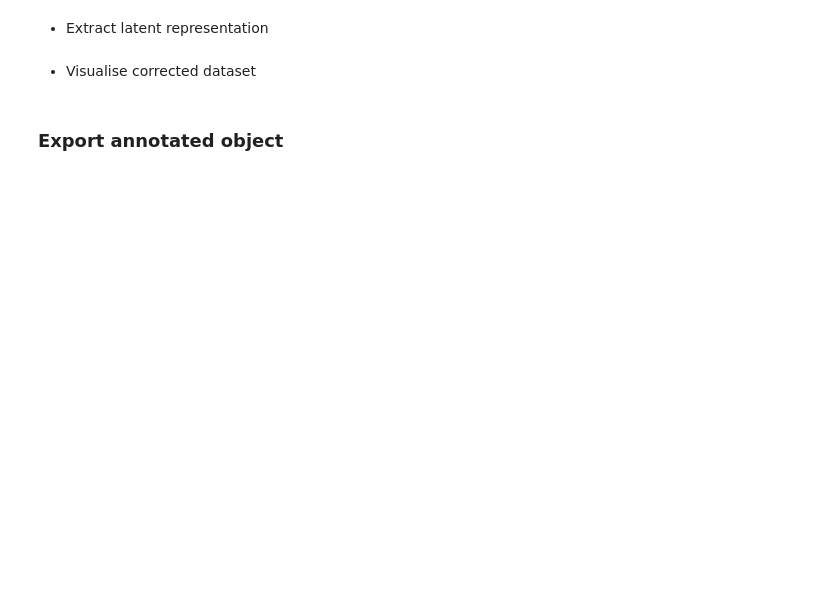
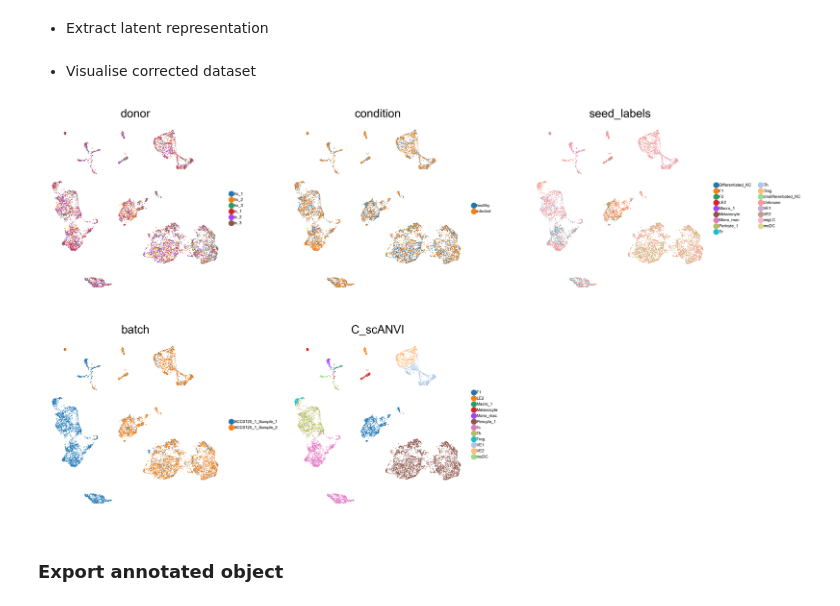
Before and after one commit to Talavera-Lopez-Lab/skin_infection, a Jupyter notebook: 4-skin_manifold/230703_scANVI_seed_label_transfer_integration_skin.ipynb, the cells around one changed output. Drawn from its saved outputs; the diff is of its cells as text; code cells hidden in the pictures; blank space fills up the shorter version.

Commit message:
Updated scANVI model for skin

```diff
--- a/4-skin_manifold/230703_scANVI_seed_label_transfer_integration_skin.ipynb
+++ b/4-skin_manifold/230703_scANVI_seed_label_transfer_integration_skin.ipynb
@@ -48,0 +83,6 @@ SCC0120_1_HI
+# %%
+SCC0120_1_HS.obs['seed_labels'] = SCC0120_1_HS.obs['C_scANVI'].copy()
+SCC0120_1_IS.obs['seed_labels'] = 'Unknown'
+# %%
+adata = SCC0120_1_HS.concatenate(SCC0120_1_IS, batch_key = 'skin_condition', batch_categories = ['healthy', 'infected'], join = 'inner')
+adata
@@ -53,6 +114,3 @@ healthy_raw.obs['seed_labels'].value_counts()
-# %%
-adata = SCC0120_1_HS.concatenate(SCC0120_1_HI, batch_key = 'skin_condition', batch_categories = ['SCC0120_1_health', 'SCC0120_1_infected'], join = 'inner')
-adata
 # %% [markdown]
 ### Select HVGs
 # %%
@@ -76,4 +153,8 @@ scvi.model.SCVI.setup_anndata(adata, batch_key = 'donor', labels_key = "seed_lab
 # %%
-scvi_model = scvi.model.SCVI(adata, n_latent = 50, n_layers = 3)
+scvi_model = scvi.model.SCVI(adata,
+                             n_latent = 50,
+                             n_layers = 3,
+                             dispersion = 'gene-batch',
+                             gene_likelihood = 'nb')
 # %%
 scvi_model.train()
@@ -94,6 +188,8 @@ adata.obsm["X_scANVI"] = scanvi_model.get_latent_representation(adata)
 # %%
 sc.pp.neighbors(adata, use_rep = "X_scANVI", n_neighbors = 50, metric = 'minkowski')
 sc.tl.umap(adata, min_dist = 0.3, spread = 4, random_state = 1712)
-sc.pl.umap(adata, frameon = False, color = ['seed_labels', 'donor', 'cell_states', 'condition', 'group', 'batch',], size = 1, legend_fontsize = 5, ncols = 3)
+sc.pl.umap(adata, frameon = False, color = ['donor', 'condition', 'seed_labels', 'batch', 'C_scANVI'], size = 3, legend_fontsize = 5, ncols = 3)
+# %% [output]
+[figure, added]
 # %% [markdown]
 ### Export annotated object
```
Also changed, not shown: parts of 18 cells of this notebook, 1 other file.
